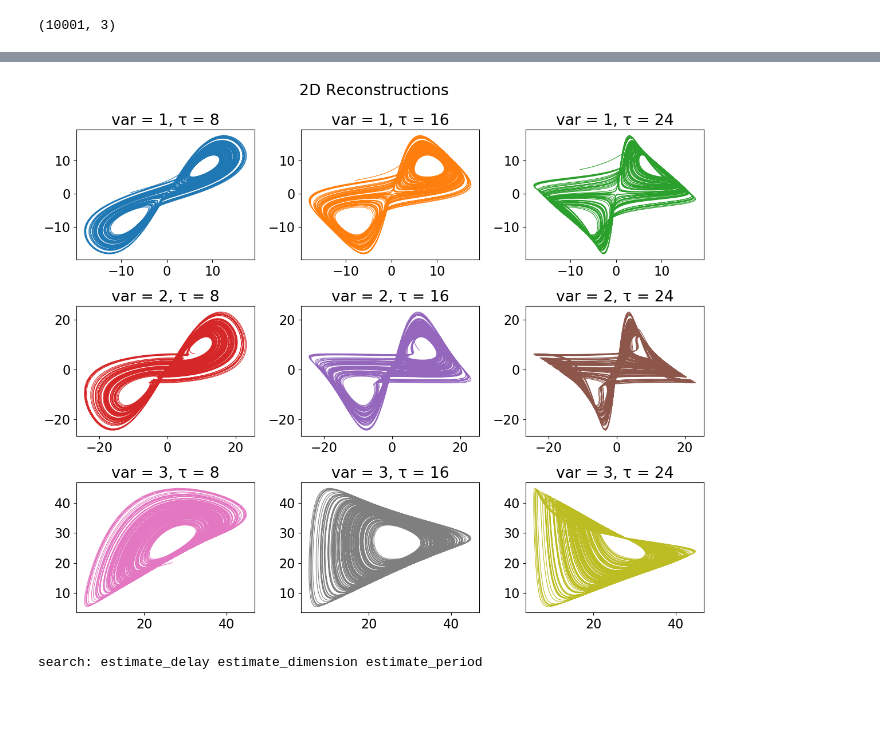
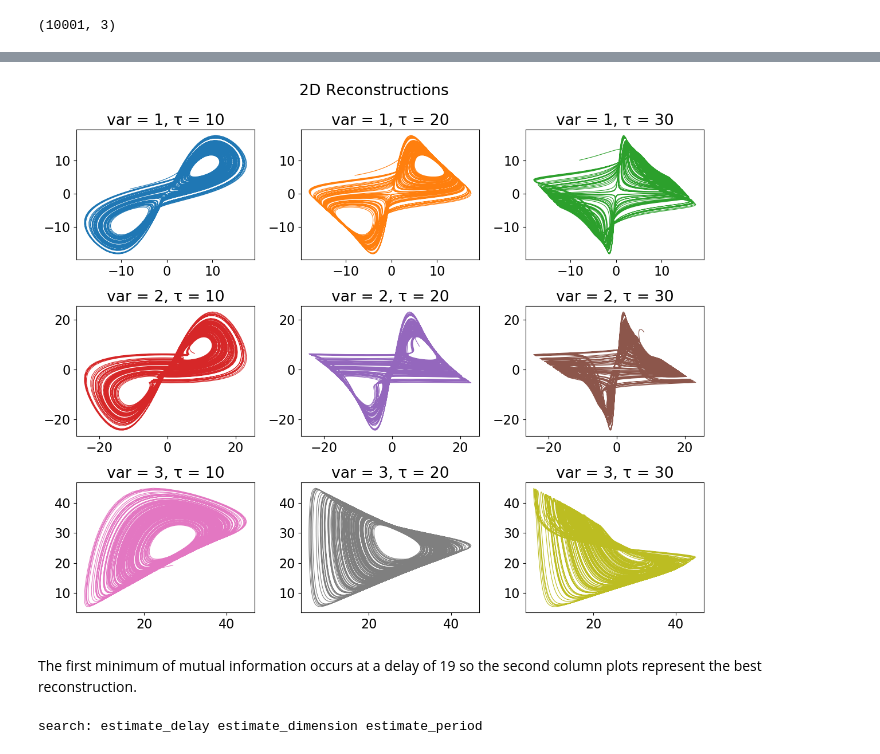
Before and after one commit to fnauman/timeseries, a Jupyter notebook: julia_delayembeddings_lorenz.ipynb, the cells around one changed output, grey strips where cells are left out. Cells and saved outputs as stored; diff of their text form; code cells hidden in the pictures; blank space fills up the shorter version.

```diff
--- a/julia_delayembeddings_lorenz.ipynb
+++ b/julia_delayembeddings_lorenz.ipynb
@@ -81,23 +141,25 @@ size(data)
 # %%
 xyz = columns(data)
 
 figure(figsize = (12,10))
 k = 1
 for i in 1:3
-    for τ in [8, 16, 24]
-        R = reconstruct(xyz[i], 1, τ)
+    for τ in [10, 20, 30]
+        R = reconstruct(xyz[i], 2, τ) # dim = gamma + 1 = 3 attractor reconstruction
         ax = subplot(3,3,k)
         plot(R[:, 1], R[:, 2], color = "C$(k-1)", lw = 0.8)
         title("var = $i, τ = $τ")
         k+=1
     end
 end
 
 tight_layout()
 suptitle("2D Reconstructions")
 subplots_adjust(top=0.9);
 # %% [output]
-[figure, old version]
+[figure, new version]
+# %% [markdown]
+The first minimum of mutual information occurs at a delay of 19 so the second column plots represent the best reconstruction.
 # %%
 ?estimate_delay
 # %% [output]
```
Also changed, not shown: parts of 1 cell of this notebook.
